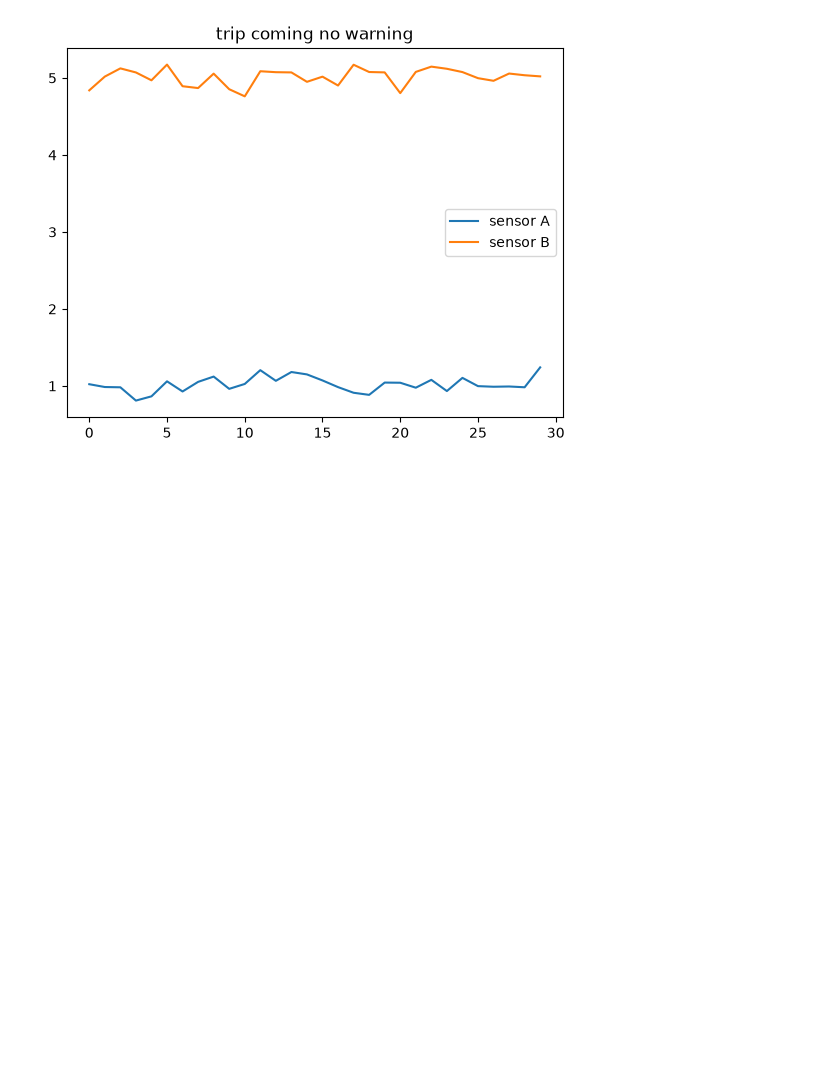
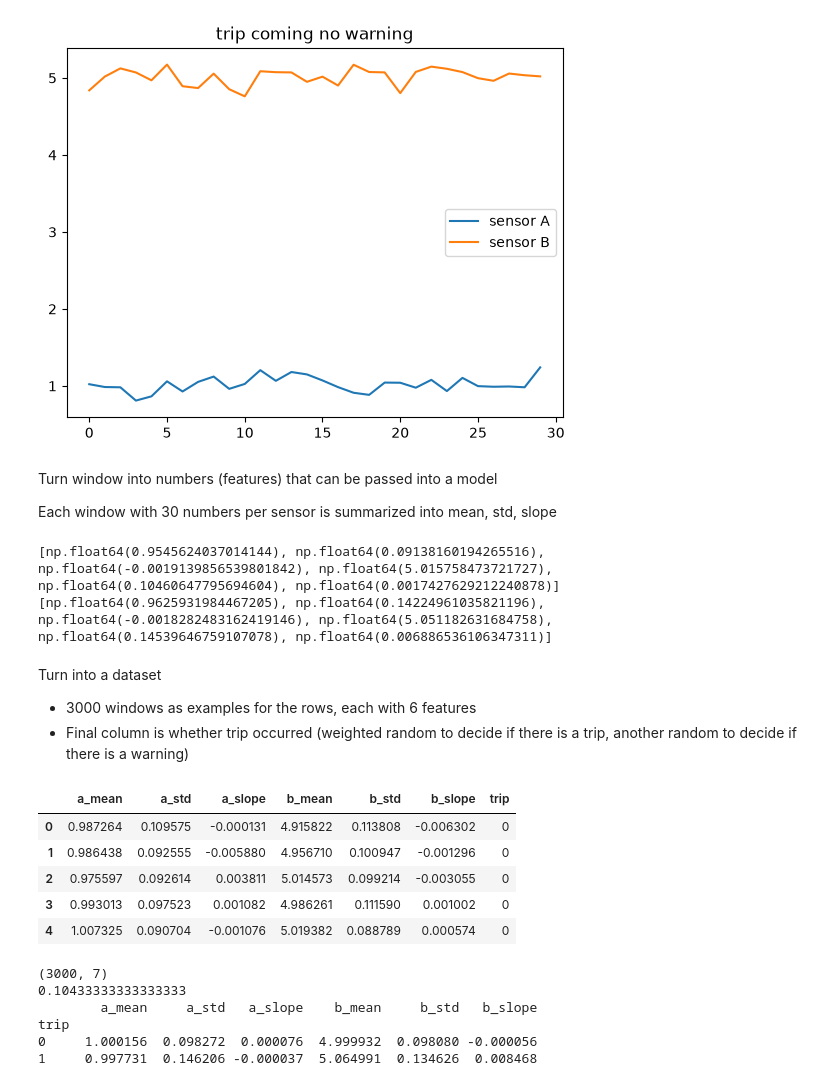
Before and after one commit to maggielii/sensor-ml, a Jupyter notebook: main.ipynb, the cells around one changed output. Drawn from its saved outputs; the diff is of its cells as text; code cells hidden in the pictures; blank space fills up the shorter version.

Commit message:
Built dataset from simulated windows

```diff
--- a/main.ipynb
+++ b/main.ipynb
@@ -73,3 +78,66 @@ plt.legend()
 plt.show()
 # %% [output]
 [figure]
+# %% [markdown]
+Turn window into numbers (features) that can be passed into a model
+
+Each window with 30 numbers per sensor is summarized into mean, std, slope
+# %%
+def summarize_window(sensor_a, sensor_b):
+    slope_a = np.polyfit(t, sensor_a, 1)[0] # best fit slope over window
+    slope_b = np.polyfit(t, sensor_b, 1)[0]
+
+    return [sensor_a.mean(), sensor_a.std(), slope_a, sensor_b.mean(), sensor_b.std(), slope_b]
+
+example_a, example_b = make_normal_window()
+print(summarize_window(example_a, example_b))
+
+example_a, example_b = make_trip_window(True)
+print(summarize_window(example_a, example_b))
+# %% [output]
+[np.float64(0.9545624037014144), np.float64(0.09138160194265516), np.float64(-0.0019139856539801842), np.float64(5.015758473721727), np.float64(0.10460647795694604), np.float64(0.0017427629212240878)]
+[np.float64(0.9625931984467205), np.float64(0.14224961035821196), np.float64(-0.0018282483162419146), np.float64(5.051182631684758), np.float64(0.14539646759107078), np.float64(0.006886536106347311)]
+# %% [markdown]
+Turn into a dataset
+- 3000 windows as examples for the rows, each with 6 features
+- Final column is whether trip occurred (weighted random to decide if there is a trip, another random to decide if there is a warning)
+# %%
+n_windows = 3000
+warning_fraction = 0.8 # fraction of trips with a warning
+
+features = ["a_mean", "a_std", "a_slope", "b_mean", "b_std", "b_slope"]
+rows = []
+labels = [] # 1 if trip, 0 if no trip
+
+for i in range(n_windows):
+    trip = rng.random() < trip_fraction # trip_fraction true 10% of the time
+    if trip:
+        warn = rng.random() < warning_fraction
+        sensor_a, sensor_b = make_trip_window(warn)
+    else:
+        sensor_a, sensor_b = make_normal_window()
+
+    rows.append(summarize_window(sensor_a, sensor_b))
+    labels.append(int(trip))
+
+df = pd.DataFrame(rows, columns=features)
+df["trip"] = labels
+df.head()
+# %% [output]
+|  | a_mean | a_std | a_slope | b_mean | b_std | b_slope | trip |
+| 0 | 0.987264 | 0.109575 | -0.000131 | 4.915822 | 0.113808 | -0.006302 | 0 |
+| 1 | 0.986438 | 0.092555 | -0.005880 | 4.956710 | 0.100947 | -0.001296 | 0 |
+| 2 | 0.975597 | 0.092614 | 0.003811 | 5.014573 | 0.099214 | -0.003055 | 0 |
+| 3 | 0.993013 | 0.097523 | 0.001082 | 4.986261 | 0.111590 | 0.001002 | 0 |
+| 4 | 1.007325 | 0.090704 | -0.001076 | 5.019382 | 0.088789 | 0.000574 | 0 |
+# %%
+print(df.shape)
+print(df["trip"].mean())
+print(df.groupby("trip").mean())
+# %% [output]
+(3000, 7)
+0.10433333333333333
+        a_mean     a_std   a_slope    b_mean     b_std   b_slope
+trip
+0     1.000156  0.098272  0.000076  4.999932  0.098080 -0.000056
+1     0.997731  0.146206 -0.000037  5.064991  0.134626  0.008468
```
Also changed, not shown: parts of 2 cells of this notebook.
